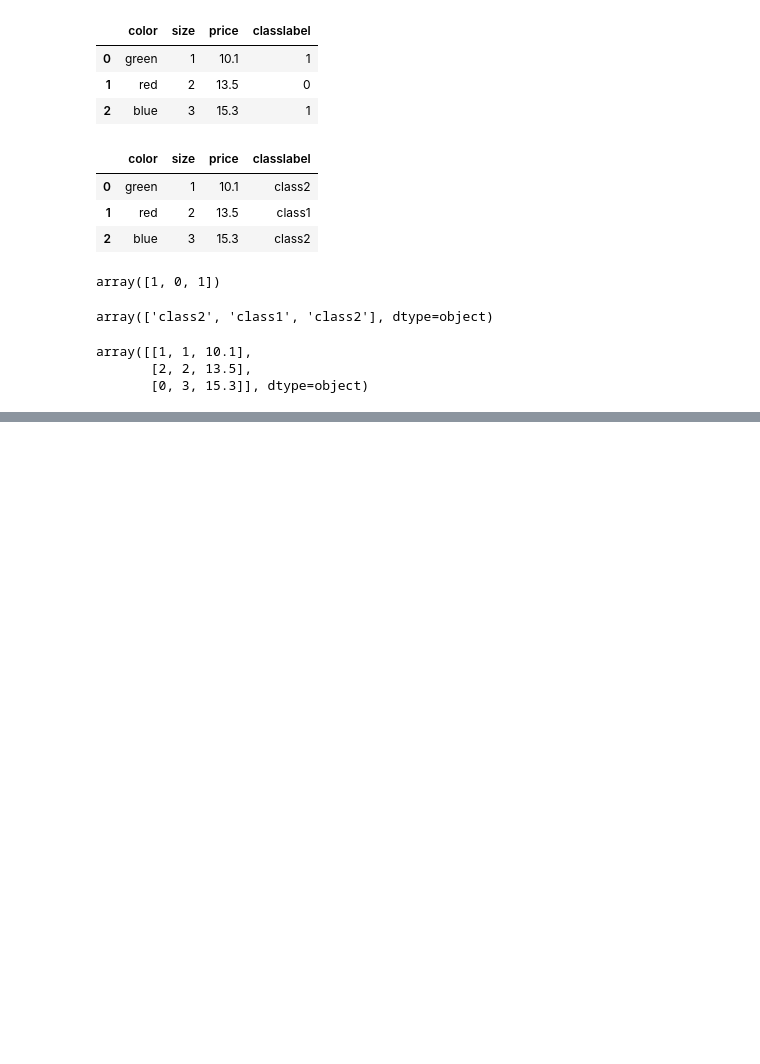
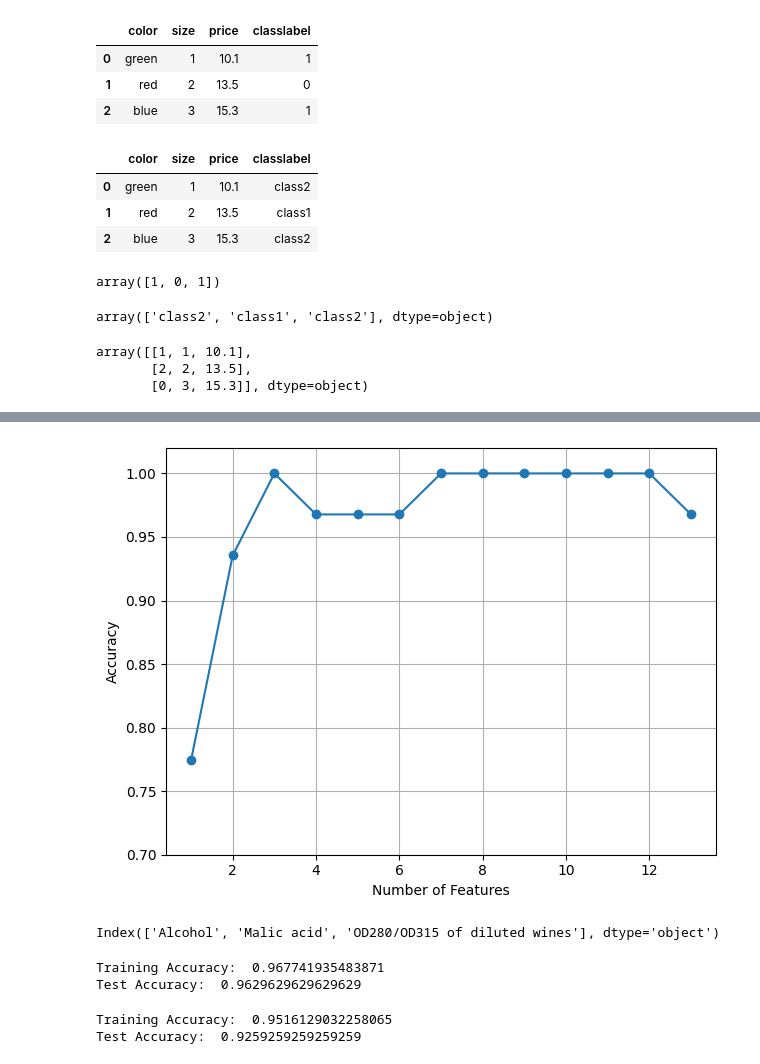
Before and after one commit to GrantMelvin/Machine-Learning, a Jupyter notebook: Chapter 4/Models.ipynb, the cells around one changed output, grey strips where cells are left out. Cells and saved outputs as stored; diff of their text form; code cells hidden in the pictures; blank space fills up the shorter version.

```diff
--- a/Chapter 4/Models.ipynb
+++ b/Chapter 4/Models.ipynb
@@ -261,0 +386,46 @@ X_test_std = stdsc.transform(X_test)
+# %%
+from sklearn.neighbors import KNeighborsClassifier
+import matplotlib.pyplot as plt
+
+# Creates our model
+knn = KNeighborsClassifier(n_neighbors = 5)
+sbs = SBS(knn, k_features=1)
+sbs.fit(X_train_std, y_train)
+
+# Graphs the accuracy of our model for varying numbers of features
+k_feat = [len(k) for k in sbs.subsets_]
+plt.plot(k_feat, sbs.scores_, marker='o')
+plt.ylim([0.7, 1.02])
+plt.ylabel('Accuracy')
+plt.xlabel('Number of Features')
+plt.grid()
+plt.tight_layout()
+plt.show()
+# %% [output]
+[figure, added]
+# %%
+# Lets see which features performed the best when we only have 3
+k3 = list(sbs.subsets_[10])
+print(df_wine.columns[1:][k3])
+# %% [output]
+Index(['Alcohol', 'Malic acid', 'OD280/OD315 of diluted wines'], dtype='object')
+# %%
+# Lets apply knn to the model and then compare it to ours which only uses 3 features
+# We can see that we generalize well into test data because we only lose .005% accuracy roughly
+knn.fit(X_train_std, y_train)
+print('Training Accuracy: ', knn.score(X_train_std, y_train))
+print('Test Accuracy: ', knn.score(X_test_std, y_test))
+# %% [output]
+Training Accuracy:  0.967741935483871
+Test Accuracy:  0.9629629629629629
+# %%
+# Now lets use the same model with our selected features
+# Accuracy decreased slightly
+#    Need to keep in mind that the wine dataset is very small and very susceptible to randomness
+# Even though shrinking the features may not have been very useful here, in real-world applications it can definitely be useful
+knn.fit(X_train_std[:, k3], y_train)
+print('Training Accuracy: ', knn.score(X_train_std[:, k3], y_train))
+print('Test Accuracy: ', knn.score(X_test_std[:, k3], y_test))
+# %% [output]
+Training Accuracy:  0.9516129032258065
+Test Accuracy:  0.9259259259259259
```
Also changed, not shown: parts of 27 cells of this notebook.
